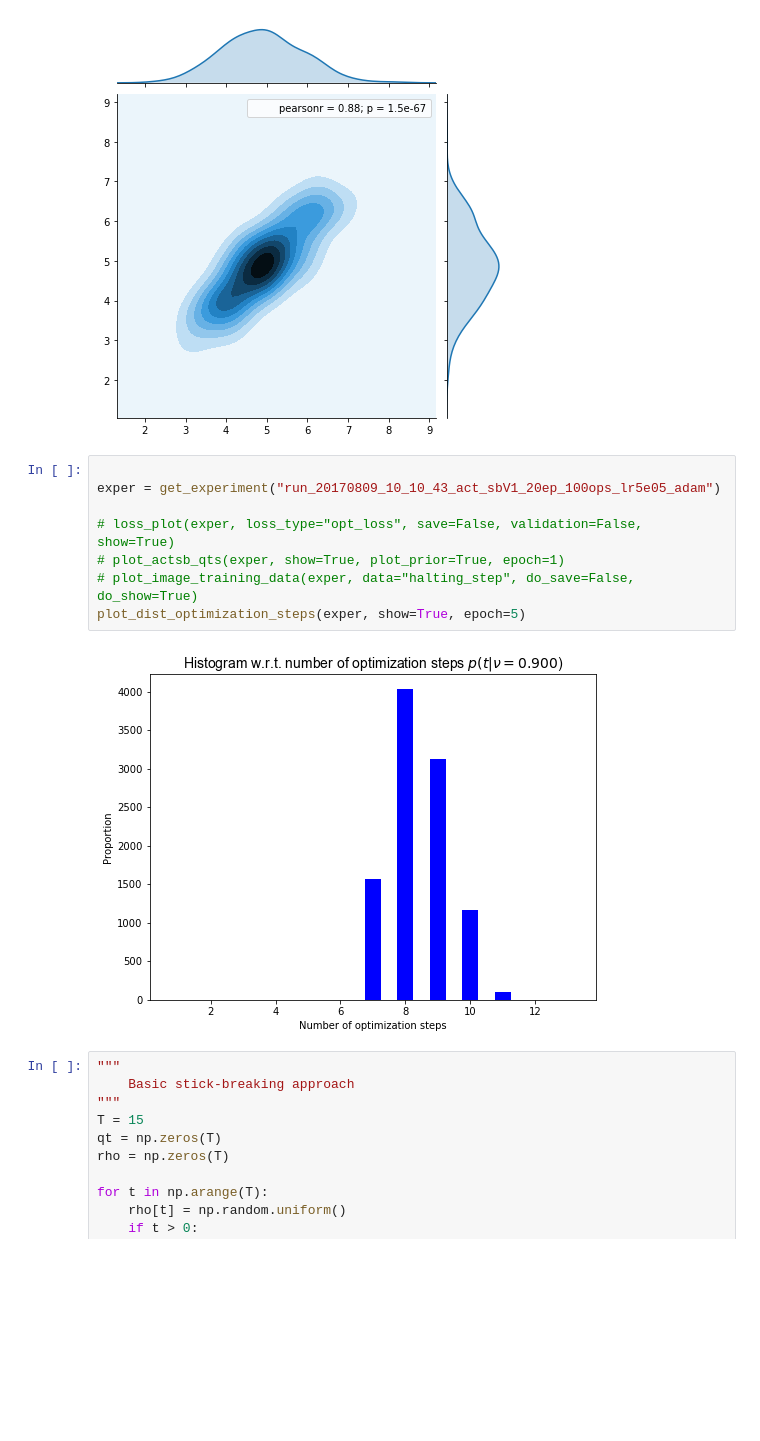
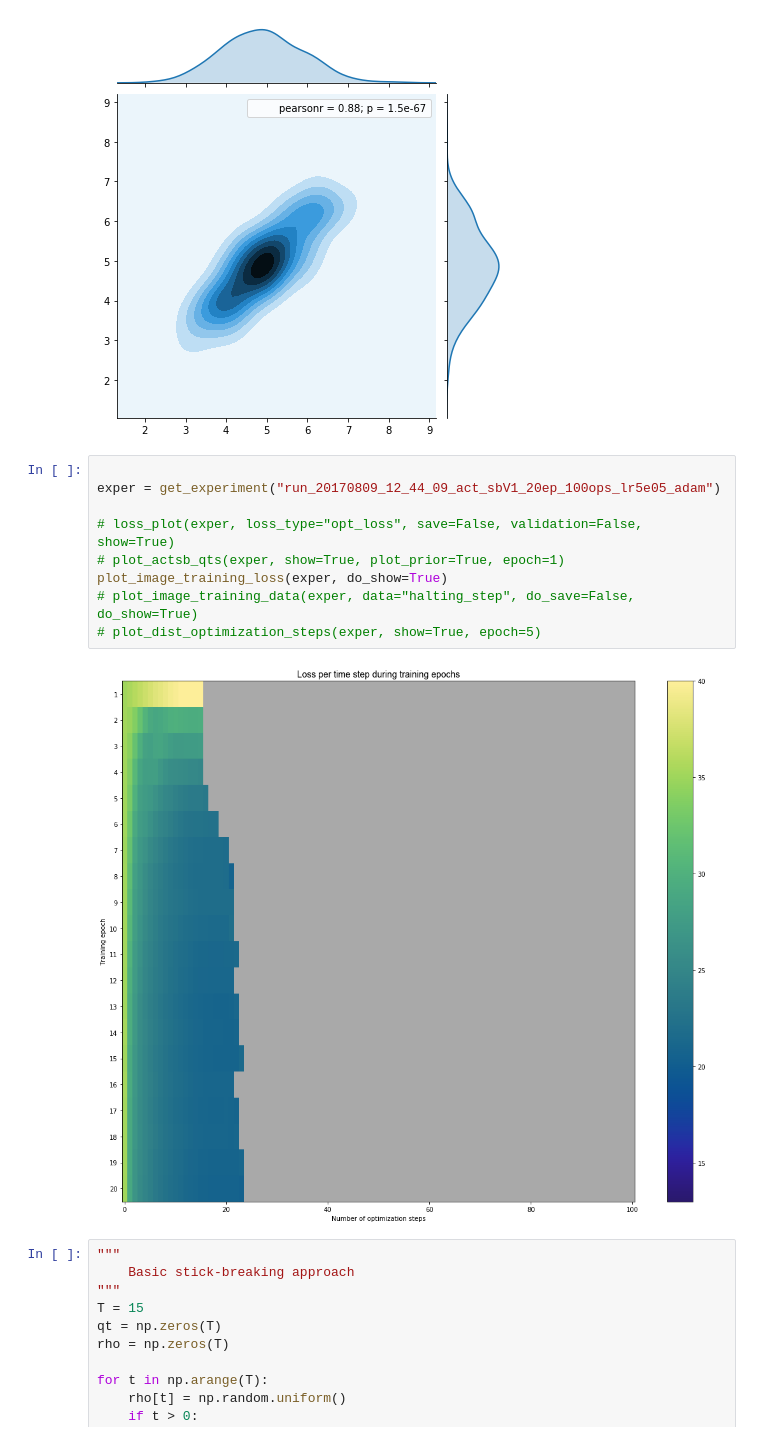
Before and after one commit to toologicbv/meta_learner, a Jupyter notebook: pytorch_expers.ipynb, the cells around one changed output. Cells and saved outputs as stored; diff of their text form; blank space fills up the shorter version.

```diff
--- a/pytorch_expers.ipynb
+++ b/pytorch_expers.ipynb
@@ -84,14 +69,15 @@ sns.jointplot(m_gaussian[:, 0], m_gaussian[:, 1], kind="kde")
 [figure]
 # %%
 
-exper = get_experiment("run_20170809_10_10_43_act_sbV1_20ep_100ops_lr5e05_adam")
+exper = get_experiment("run_20170809_12_44_09_act_sbV1_20ep_100ops_lr5e05_adam")
 
 # loss_plot(exper, loss_type="opt_loss", save=False, validation=False, show=True)
 # plot_actsb_qts(exper, show=True, plot_prior=True, epoch=1)
+plot_image_training_loss(exper, do_show=True)
 # plot_image_training_data(exper, data="halting_step", do_save=False, do_show=True)
-plot_dist_optimization_steps(exper, show=True, epoch=5)
+# plot_dist_optimization_steps(exper, show=True, epoch=5)
 # %% [output]
-[figure, old version]
+[figure, new version]
 # %%
 """
     Basic stick-breaking approach
```
Also changed, not shown: parts of 3 cells of this notebook, 10 other files.
